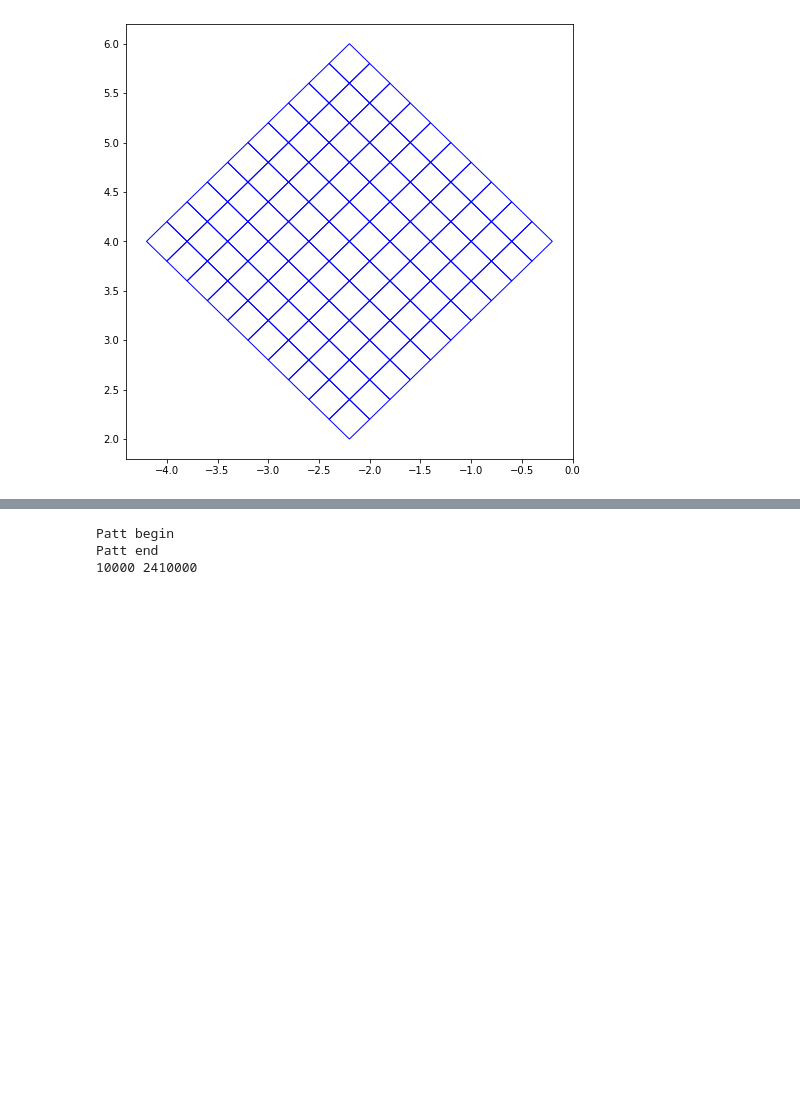
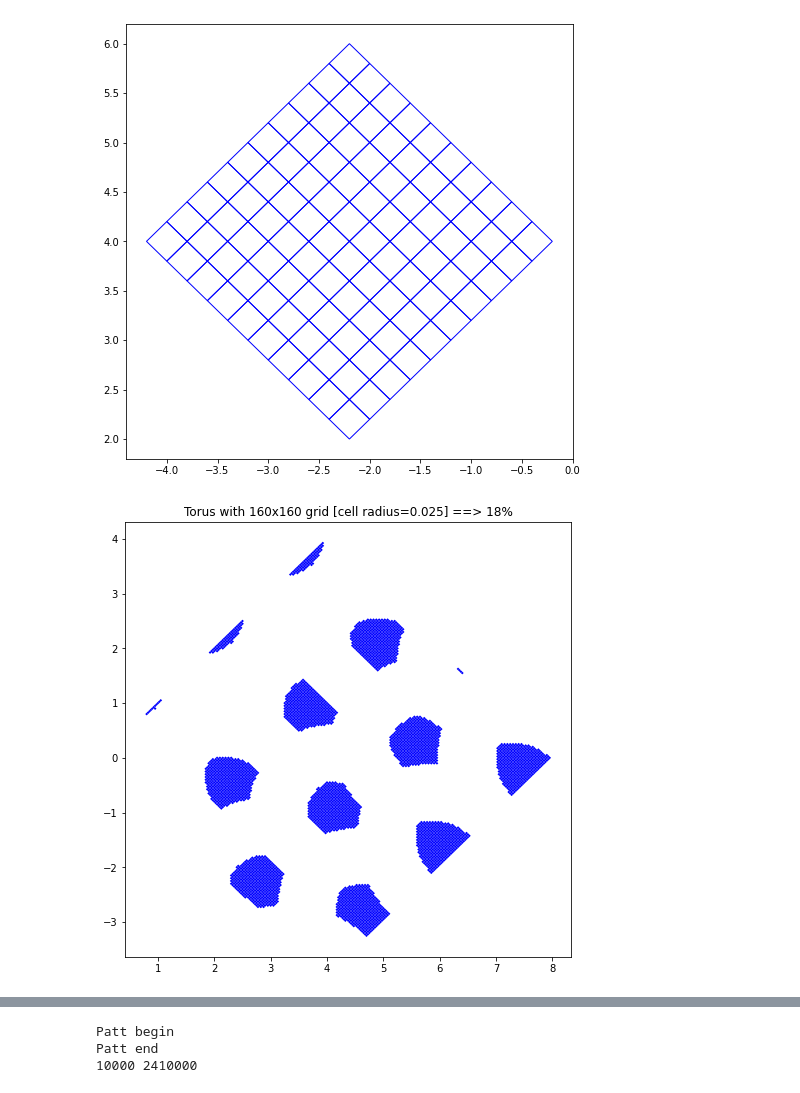
Before and after one commit to dczifra/plane_2coloring, a Jupyter notebook: scripts/plot.ipynb, the cells around one changed output, grey strips where cells are left out. Drawn from its saved outputs; the diff is of its cells as text; code cells hidden in the pictures; blank space fills up the shorter version.

```diff
--- a/scripts/plot.ipynb
+++ b/scripts/plot.ipynb
@@ -7,5 +7,13 @@ from sparse import Coord, Cell
+# %%
+def get_arr(params):
+    size = params["size"]
+    r = params["r"]
+    with open(f"../data/r:{r}_size:{size[0]}x{size[1]}.out") as f:
+        arr = [int(a) for a in f.readline()[:-1].split(' ')]
+
+    return np.array(arr, dtype=int)
 # %%
-def plot_cells(grid, node=-1):
+def plot_cells(grid, arr, node=-1):
     for ind,c in grid.get_cells():
         if ind in arr:
             x = [t.x for t in c.node_coords]
@@ -142,3 +148,14 @@ for _,c in grid.get_cells():
     plt.fill(x,y, edgecolor='b', facecolor='none')
 # %% [output]
 [figure]
+# %%
+params = {"r":0.025, "size":160}
+grid = SquareGrid([0,0], params["r"], params["size"], params["size"])
+
+arr = get_arr(params)
+plt.figure(figsize=(8,8))
+plot_cells(grid, arr)
+plt.title(f"Torus with {params['size']}x{params['size']} grid [cell radius={params['r']}] ==> 18%")
+plt.show()
+# %% [output]
+[figure, added]
```
Also changed, not shown: parts of 16 cells of this notebook, 4 other files.
